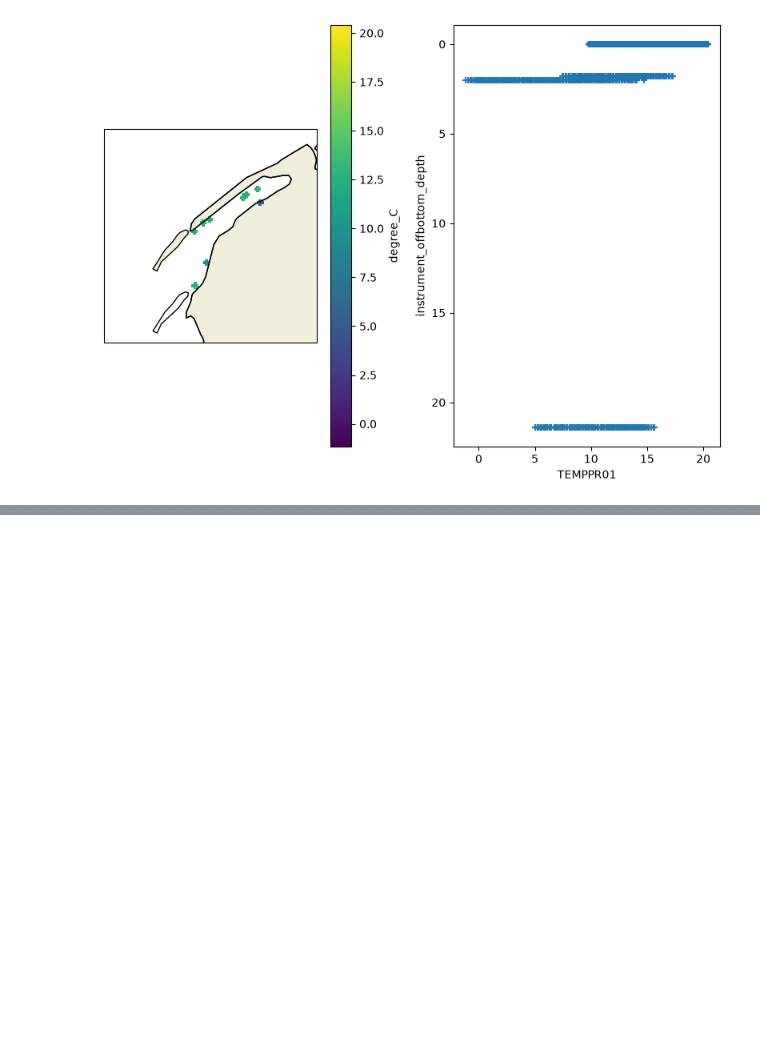
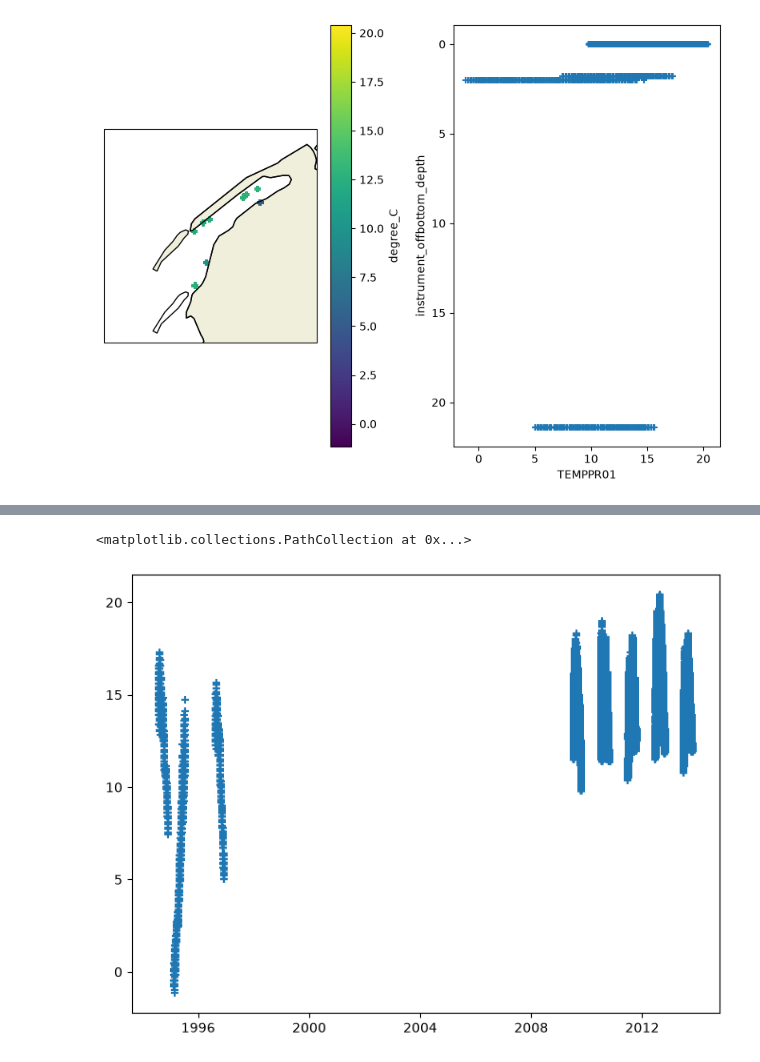
Before and after one commit to oceanhackweek/ohw26_model_downsampling, a Jupyter notebook: contributor_folders/aaron/aaron_notebook.ipynb, the cells around one changed output, grey strips where cells are left out. Saved outputs shown, nothing was run; the diff lists cells and outputs as text; code cells hidden in the pictures; blank space fills up the shorter version.

```diff
--- a/contributor_folders/aaron/aaron_notebook.ipynb
+++ b/contributor_folders/aaron/aaron_notebook.ipynb
@@ -323,0 +346,3 @@ Good to see these moorings in different locations.
+# %%
+focc_mor["time"] = pd.to_datetime(focc_mor["time"])
+focc_mor["TEMPP901"] = pd.to_numeric(focc_mor["TEMPP901"])  #   This guy seems to be all nan?
@@ -323,0 +361,6 @@ Good to see these moorings in different locations.
+# %%
+fig, ax = plt.subplots(figsize=(8, 6))
+ax.scatter(focc_mor["time"], focc_mor["TEMPPR01"], marker="+")
+# %% [output]
+<matplotlib.collections.PathCollection at 0x...>
+[figure, added]
```
Also changed, not shown: parts of 5 cells of this notebook.
